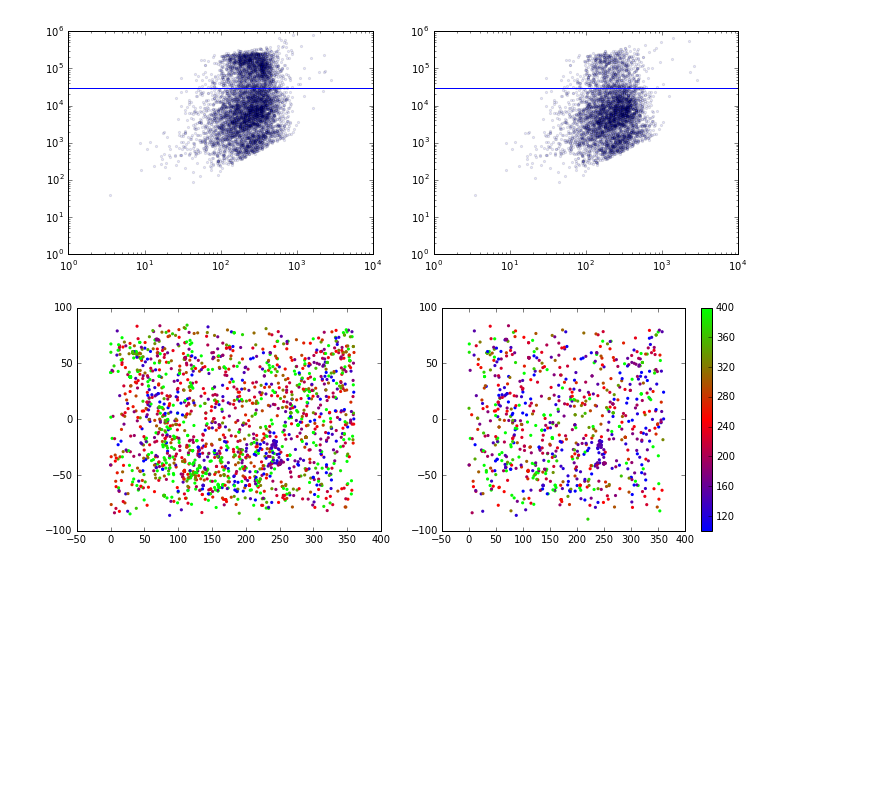
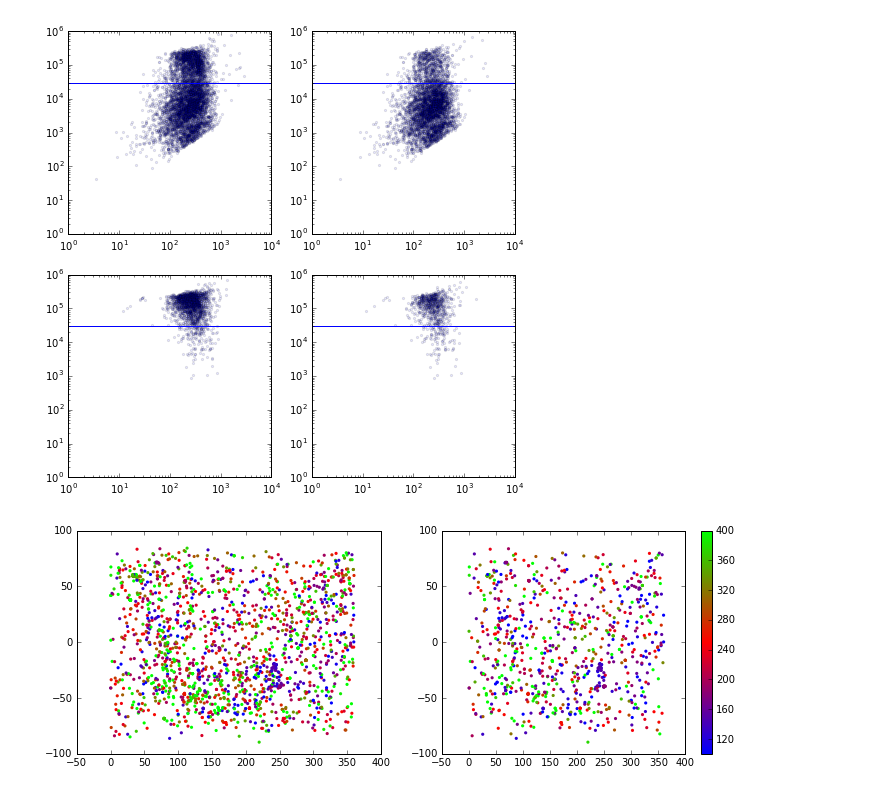
Before and after one commit to astroJeff/gaia_binaries, a Jupyter notebook: notebooks/Widest Pairs.ipynb, the cells around one changed output. Cells and saved outputs as stored; diff of their text form; code cells hidden in the pictures; blank space fills up the shorter version.

```diff
--- a/notebooks/Widest Pairs.ipynb
+++ b/notebooks/Widest Pairs.ipynb
@@ -21,7 +21,7 @@ dtype = [('P_posterior','f8'), ('theta','f8'),
          ('plx_1','f8'), ('plx_err_1','f8'),
          ('gaia_g_flux_1','<f8'), ('gaia_g_flux_err_1','<f8'), ('gaia_g_mag_1','<f8'),
          ('TMASS_id_1','<i8'), ('TMASS_angle_dist_1','<f8'),
-#         ('TMASS_n_neighbours_1','<i8'), ('TMASS_n_mates_1','<i8'), ('TMASS_ph_qual_1','S11'),
+         ('TMASS_n_neighbours_1','<i8'), ('TMASS_n_mates_1','<i8'), ('TMASS_ph_qual_1','S11'),
          ('TMASS_ra_1','<f8'), ('TMASS_dec_1','<f8'),
          ('TMASS_j_mag_1','<f8'), ('TMASS_j_mag_err_1','<f8'),
          ('TMASS_h_mag_1','<f8'), ('TMASS_h_mag_err_1','<f8'),
@@ -36,7 +36,7 @@ dtype = [('P_posterior','f8'), ('theta','f8'),
          ('plx_2','f8'), ('plx_err_2','f8'),
          ('gaia_g_flux_2','<f8'), ('gaia_g_flux_err_2','<f8'), ('gaia_g_mag_2','<f8'),
          ('TMASS_id_2','<i8'), ('TMASS_angle_dist_2','<f8'),
-#         ('TMASS_n_neighbours_2','<i8'), ('TMASS_n_mates_2','<i8'), ('TMASS_ph_qual_2','S11'),
+         ('TMASS_n_neighbours_2','<i8'), ('TMASS_n_mates_2','<i8'), ('TMASS_ph_qual_2','S11'),
          ('TMASS_ra_2','<f8'), ('TMASS_dec_2','<f8'),
          ('TMASS_j_mag_2','<f8'), ('TMASS_j_mag_err_2','<f8'),
          ('TMASS_h_mag_2','<f8'), ('TMASS_h_mag_err_2','<f8'),
@@ -50,4 +50,7 @@ folder = '../data/TGAS/'
 
 TGAS_power_law = np.genfromtxt(folder+'gaia_wide_binaries_TGAS_plx_exponential_a_power_law_cleaned.txt', dtype=dtype, names=True)
 TGAS_log_flat = np.genfromtxt(folder+'gaia_wide_binaries_TGAS_plx_exponential_cleaned.txt', dtype=dtype, names=True)
+
+TGAS_power_law_false = np.genfromtxt(folder+'gaia_wide_binaries_TGAS_plx_exponential_a_power_law_false_cleaned.txt', dtype=dtype, names=True)
+TGAS_log_flat_false = np.genfromtxt(folder+'gaia_wide_binaries_TGAS_plx_exponential_a_log_flat_false_cleaned.txt', dtype=dtype, names=True)
 # %%
@@ -77,26 +110,36 @@ s_power_law = (TGAS_power_law['theta']*np.pi/180.0/3600.0) * dist_power_law * (c
 # %%
-fig, ax = plt.subplots(1, 2, figsize=(12,4))
+fig, ax = plt.subplots(2, 2, figsize=(8,8))
 
 ids_good_log_flat = np.where(TGAS_log_flat['P_posterior'] > 0.99)[0]
-ax[0].scatter(dist_log_flat[ids_good_log_flat], s_log_flat[ids_good_log_flat], marker='.', alpha=0.1)
-
+ax[0,0].scatter(dist_log_flat[ids_good_log_flat], s_log_flat[ids_good_log_flat], marker='.', alpha=0.1)
 
 ids_good_power_law = np.where(TGAS_power_law['P_posterior'] > 0.99)[0]
-ax[1].scatter(dist_power_law[ids_good_power_law], s_power_law[ids_good_power_law], marker='.', alpha=0.1)
+ax[0,1].scatter(dist_power_law[ids_good_power_law], s_power_law[ids_good_power_law], marker='.', alpha=0.1)
+
+ids_good_log_flat_false = np.where(TGAS_log_flat_false['P_posterior'] > 0.99)[0]
+ax[1,0].scatter(dist_log_flat_false[ids_good_log_flat_false], s_log_flat_false[ids_good_log_flat_false],
+                marker='.', alpha=0.1)
+
+ids_good_power_law_false = np.where(TGAS_power_law_false['P_posterior'] > 0.99)[0]
+ax[1,1].scatter(dist_power_law_false[ids_good_power_law_false], s_power_law_false[ids_good_power_law_false],
+                marker='.', alpha=0.1)
+
 
 
 for i in np.arange(2):
-    ax[i].set_xlim(1.0, 1.0e4)
-    ax[i].set_ylim(1.0, 1.0e6)
+    for j in np.arange(2):
+        ax[j,i].set_xlim(1.0, 1.0e4)
+        ax[j,i].set_ylim(1.0, 1.0e6)
 
-    ax[i].set_xscale('log')
-    ax[i].set_yscale('log')
+        ax[j,i].set_xscale('log')
+        ax[j,i].set_yscale('log')
 
-    ax[i].axhline(3.0e4)
+        ax[j,i].axhline(3.0e4)
+
 
 plt.show()
 # %% [output]
-[figure, old version]
+[figure, new version]
 # %%
 ids_good_log_flat_wide = np.intersect1d(ids_good_log_flat, np.where(s_log_flat > 3.0e4)[0])
 ids_good_power_law_wide = np.intersect1d(ids_good_power_law, np.where(s_power_law > 3.0e4)[0])
```
Also changed, not shown: parts of 1 cell of this notebook.
